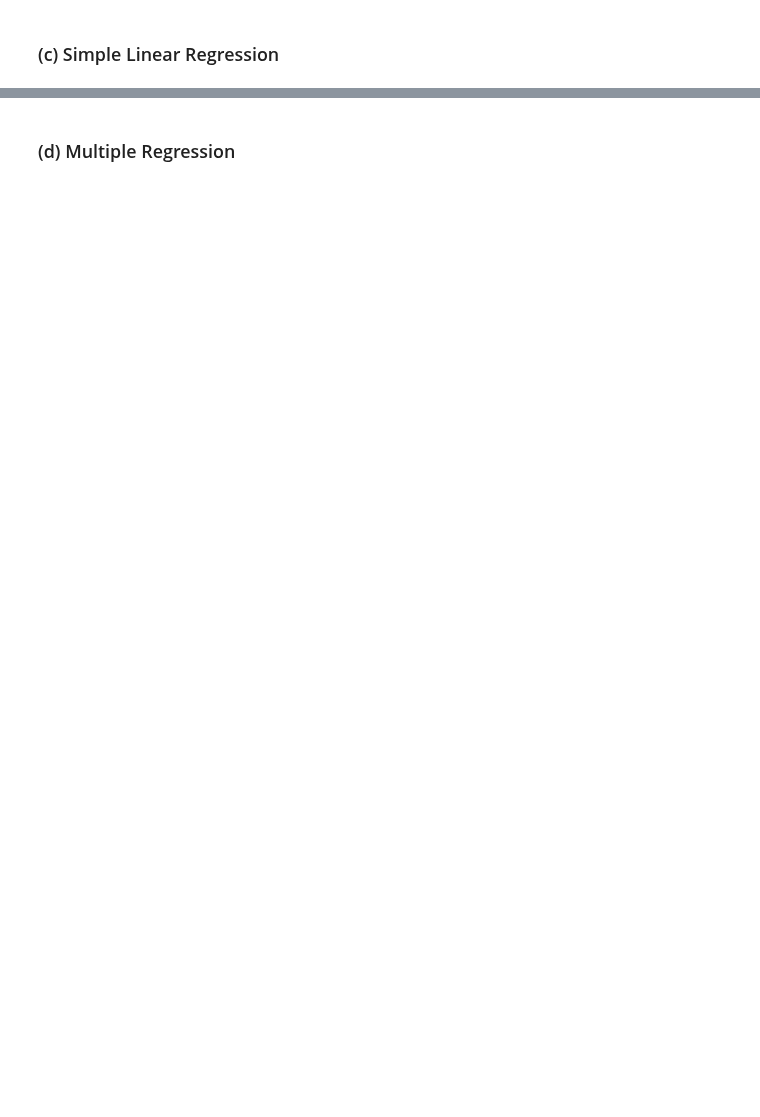
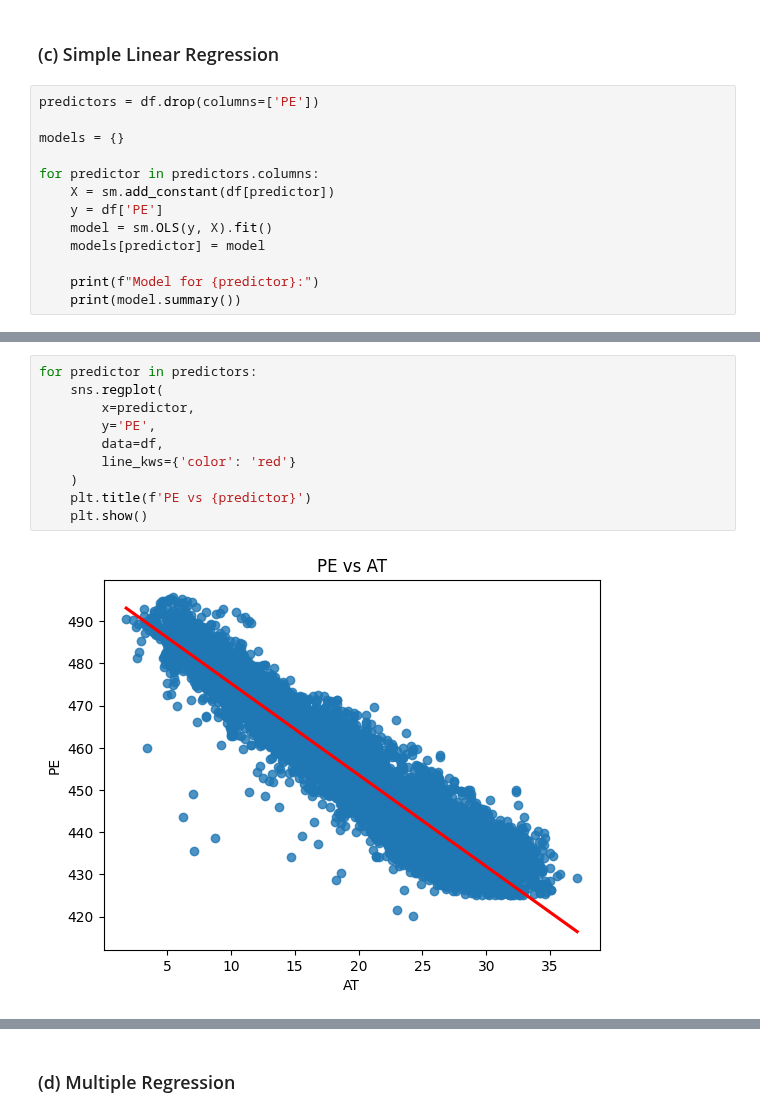
Before and after one commit to xd11997/DSCI552-HW, a Jupyter notebook: HW2/Last_First_HW2.ipynb, the cells around one changed output, grey strips where cells are left out. Cells and saved outputs as stored; diff of their text form; blank space fills up the shorter version.

```diff
--- a/HW2/Last_First_HW2.ipynb
+++ b/HW2/Last_First_HW2.ipynb
@@ -27,2 +84,15 @@ Get the Cycle Power Plant Data Set
 # %% [markdown]
 ### (c) Simple Linear Regression
+# %%
+predictors = df.drop(columns=['PE'])
+
+models = {}
+
+for predictor in predictors.columns:
+    X = sm.add_constant(df[predictor])
+    y = df['PE']
+    model = sm.OLS(y, X).fit()
+    models[predictor] = model
+
+    print(f"Model for {predictor}:")
+    print(model.summary())
@@ -28,0 +117,12 @@ Get the Cycle Power Plant Data Set
+# %%
+for predictor in predictors:
+    sns.regplot(
+        x=predictor,
+        y='PE',
+        data=df,
+        line_kws={'color': 'red'}
+    )
+    plt.title(f'PE vs {predictor}')
+    plt.show()
+# %% [output]
+[figure, added]
```
Also changed, not shown: parts of 61 cells of this notebook, 1 other file.
